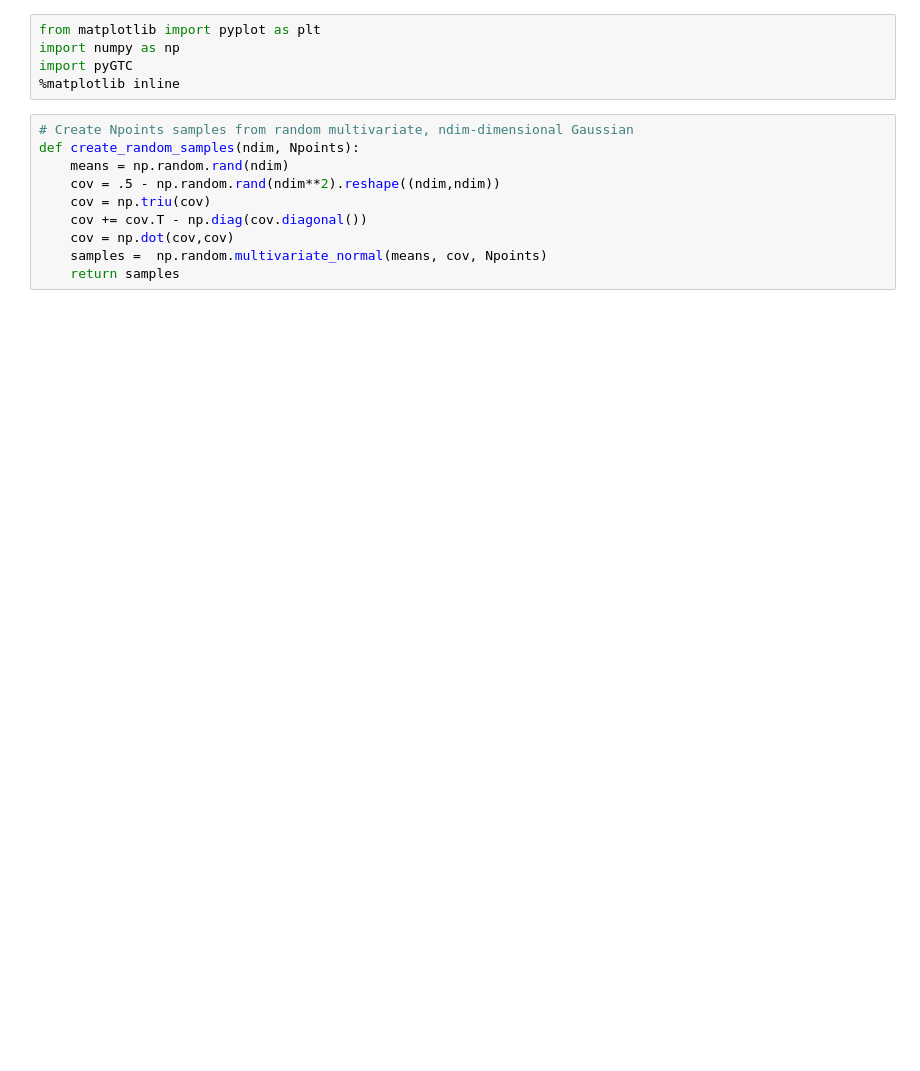
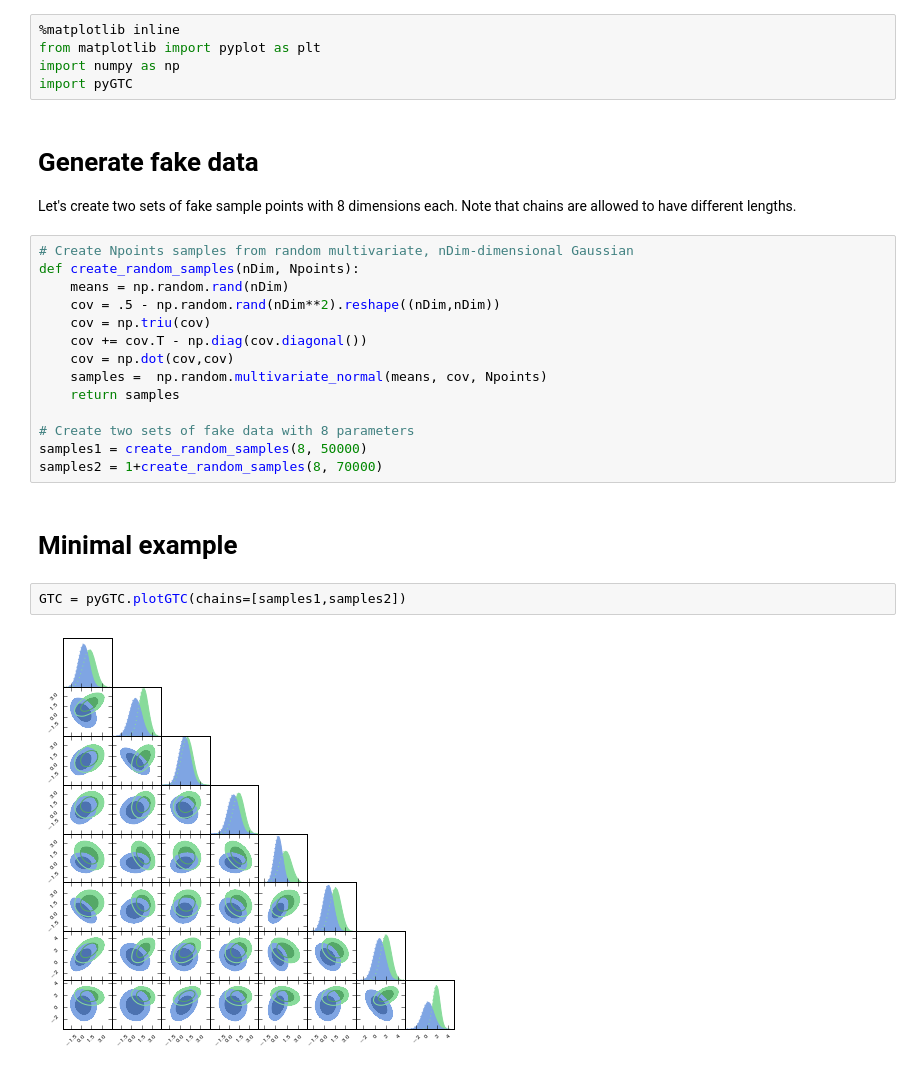
Before and after one commit to SebastianBocquet/pygtc, a Jupyter notebook: demo.ipynb, the cells around one changed output. Cells and saved outputs as stored; diff of their text form; blank space fills up the shorter version.

```diff
--- a/demo.ipynb
+++ b/demo.ipynb
@@ -1,15 +1,28 @@
 # %%
+%matplotlib inline
 from matplotlib import pyplot as plt
 import numpy as np
 import pyGTC
-%matplotlib inline
+# %% [markdown]
+# Generate fake data
+Let's create two sets of fake sample points with 8 dimensions each. Note that chains are allowed to have different lengths.
 # %%
-# Create Npoints samples from random multivariate, ndim-dimensional Gaussian
-def create_random_samples(ndim, Npoints):
-    means = np.random.rand(ndim)
-    cov = .5 - np.random.rand(ndim**2).reshape((ndim,ndim))
+# Create Npoints samples from random multivariate, nDim-dimensional Gaussian
+def create_random_samples(nDim, Npoints):
+    means = np.random.rand(nDim)
+    cov = .5 - np.random.rand(nDim**2).reshape((nDim,nDim))
     cov = np.triu(cov)
     cov += cov.T - np.diag(cov.diagonal())
     cov = np.dot(cov,cov)
     samples =  np.random.multivariate_normal(means, cov, Npoints)
     return samples
+
+# Create two sets of fake data with 8 parameters
+samples1 = create_random_samples(8, 50000)
+samples2 = 1+create_random_samples(8, 70000)
+# %% [markdown]
+# Minimal example
+# %%
+GTC = pyGTC.plotGTC(chains=[samples1,samples2])
+# %% [output]
+[figure, added]
```
Also changed, not shown: parts of 8 cells of this notebook.
